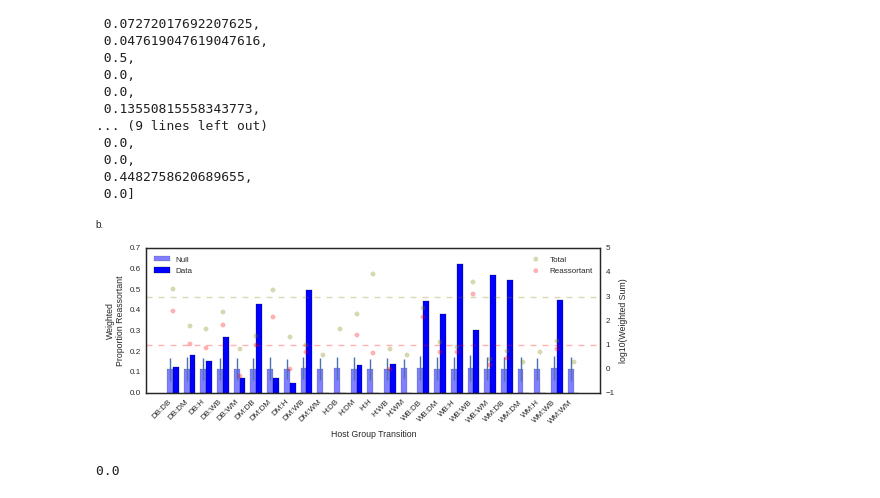
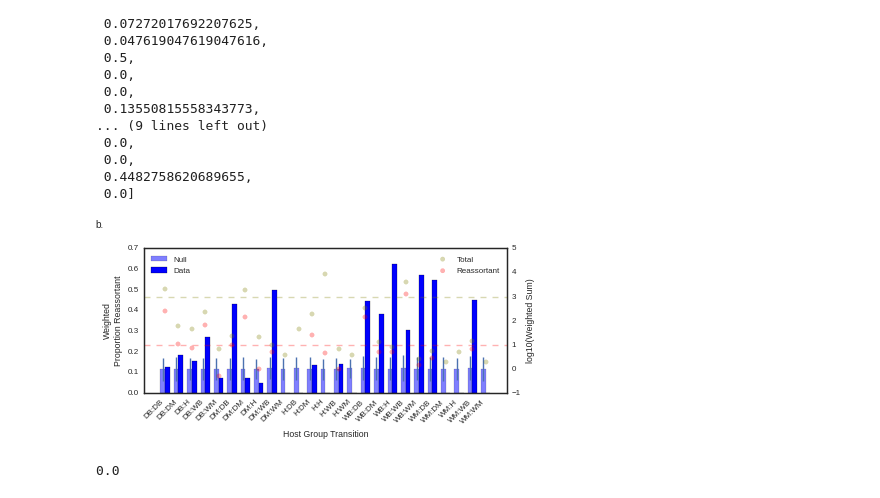
Before and after one commit to ericmjl/influenza-global-reassortment, a Jupyter notebook: Make Figure - Proportion Reassortant.ipynb, the cells around one changed output. Cells and saved outputs as stored; diff of their text form; code cells hidden in the pictures.

Commit message:
changed ecological figure width to 6 inches

```diff
--- a/Make Figure - Proportion Reassortant.ipynb
+++ b/Make Figure - Proportion Reassortant.ipynb
@@ -355,36 +355,36 @@ data
  0.0]
 # %%
 # Plot data vs. null model.
-fig = plt.figure(figsize=(7.5,3))
+fig = plt.figure(figsize=(6,3))
 
 ind = np.arange(len(means))
 width = 0.35
 
 ax = fig.add_subplot(1,1,1)
 ax.bar(ind, means, width=width, color='blue', label='Null', yerr=np.array(stds)*3, alpha=0.5)
 ax.bar(ind+width, data, width=width, color='blue', label='Data')
 ax.set_xticks(ind+width)
 ax.set_xticklabels(names, rotation=45, ha='right')
 ax.set_ylabel('Weighted\nProportion Reassortant')
 ax.set_xlabel('Host Group Transition')
 
 
 ax2 = ax.twinx()
 ax2.scatter(ind+width, log10weights, color='olive', label='Total', alpha=0.3)
 ax2.scatter(ind+width, log10reassort, color='red', label='Reassortant', alpha=0.3)
 ax2.set_ylabel('log10(Weighted Sum)')
 ax.legend(loc='upper left')
 ax2.legend(loc='upper right')
 
 ax2.axhline(y=1, color='red', alpha=0.3, linestyle='--')
 ax2.axhline(y=3, color='olive', alpha=0.3, linestyle='--')
 
 ax.annotate('b.', xy=(0,1), xycoords='figure fraction', va='top', ha='left')
 # plt.legend()
 plt.subplots_adjust(left=0.08, right=0.92, bottom=0.23)
 plt.savefig('figures/Proportion Reassortant Ecological.pdf')
 # %% [output]
-[figure, old version]
+[figure, new version]
 # %%
 # # Try plotting as a square matrix of circles.
 # # Area of circle corresponds to proportion.
```
Also changed, not shown: 1 other file.
